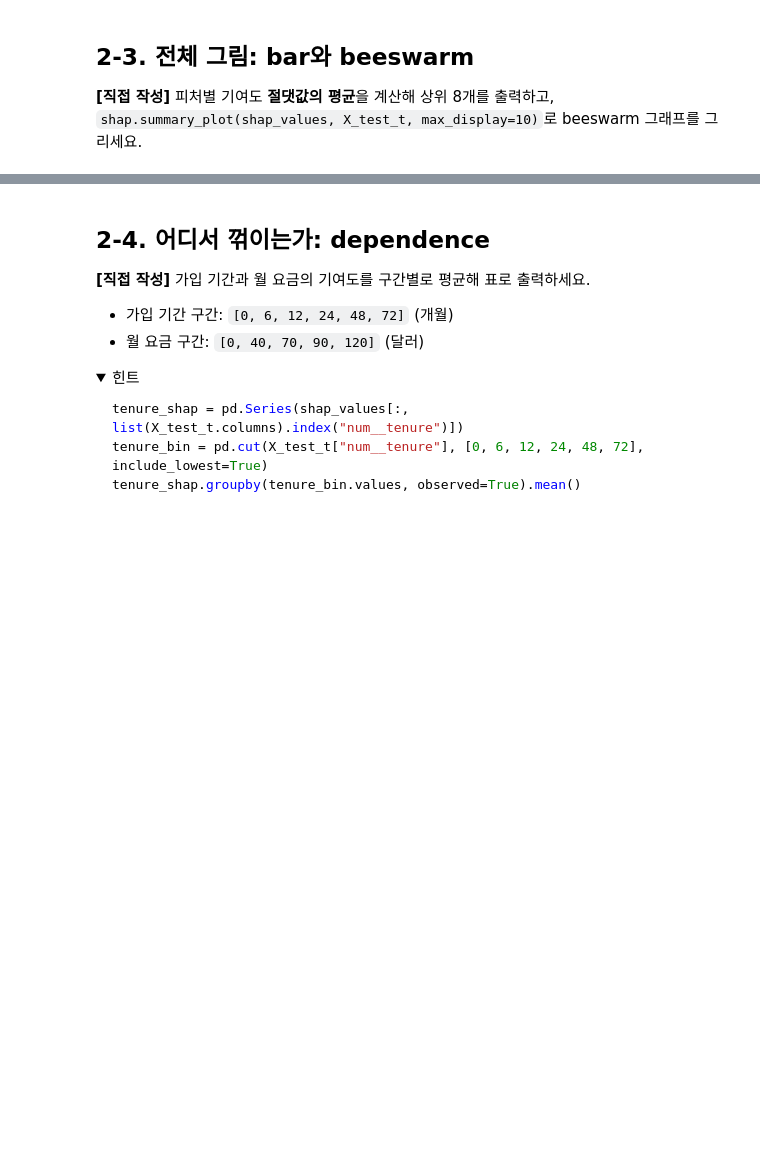
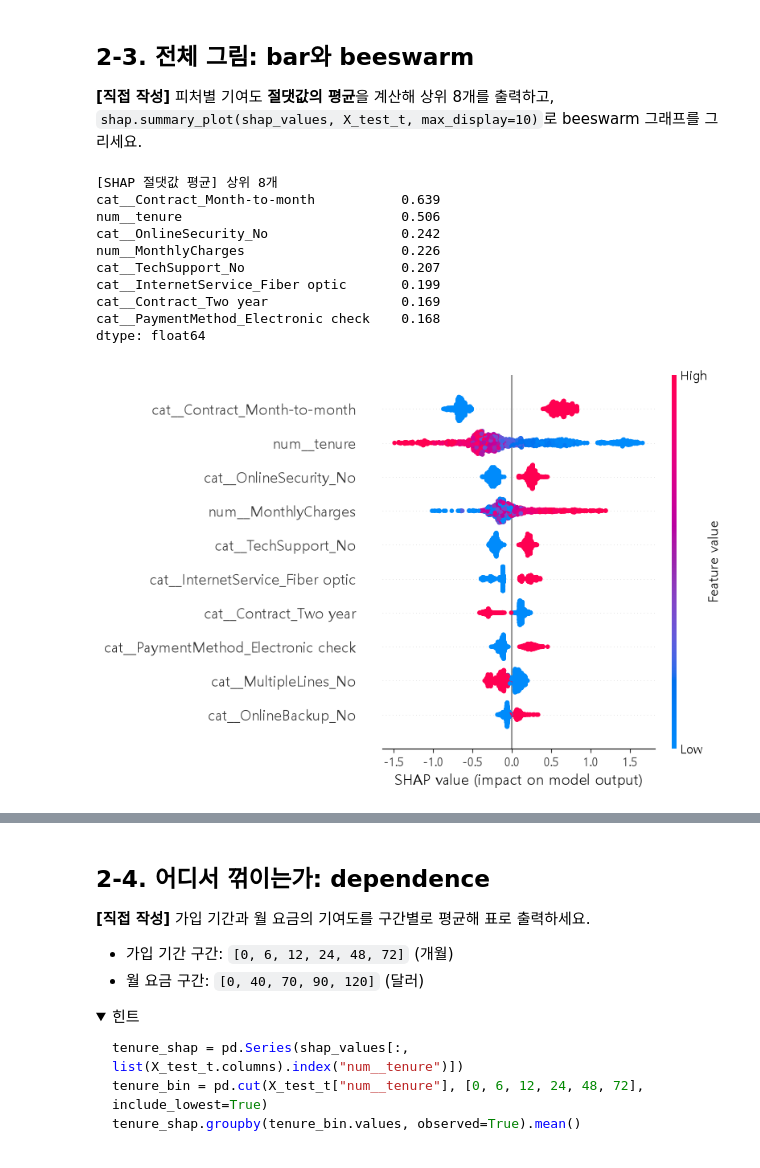
Before and after one commit to lyn6702/DI, a Jupyter notebook: modulabs/lms/ML/[실습] 트리 앙상블과 SHAP — 더 강한 모델, 그리고 그 모델 설명하기.ipynb, the cells around one changed output, grey strips where cells are left out. Drawn from its saved outputs; the diff is of its cells as text; code cells hidden in the pictures; folded sections open; blank space fills up the shorter version.

```diff
--- a/modulabs/lms/ML/[실습] 트리 앙상블과 SHAP — 더 강한 모델, 그리고 그 모델 설명하기.ipynb
+++ b/modulabs/lms/ML/[실습] 트리 앙상블과 SHAP — 더 강한 모델, 그리고 그 모델 설명하기.ipynb
@@ -81,6 +106,6 @@ plt.rcParams["axes.unicode_minus"] = False
 # %%
 # [제공] 데이터 준비
-df = pd.read_csv("WA_Fn-UseC_-Telco-Customer-Churn.csv")
+df = pd.read_csv("실습 데이터/WA_Fn-UseC_-Telco-Customer-Churn.csv")
 df["target"] = (df["Churn"] == "Yes").astype(int)
 train_df, test_df = train_test_split(df, test_size=0.2, random_state=42, stratify=df["target"])
 
@@ -312,0 +599,22 @@ base_value = float(np.ravel(explainer.expected_value)[0])
+# %%
+# 여기에 코드를 작성하세요
+
+# 1. 평가용 데이터를 전처리해서 X_test_t 만들기
+pre, gbm = gbm_model.named_steps["pre"], gbm_model.named_steps["clf"]
+X_test_t = pd.DataFrame(pre.transform(test_df[features]), columns=pre.get_feature_names_out())
+print("X_test_t 크기:", X_test_t.shape)
+
+# 2. SHAP 값과 기준값 계산
+explainer = shap.TreeExplainer(gbm)
+shap_values = explainer.shap_values(X_test_t)
+base_value = float(np.ravel(explainer.expected_value)[0])
+print("shap_values 크기:", shap_values.shape)
+print("기준값(base_value):", round(base_value, 4))
+
+# 3. 첫 고객에서 가산성 확인
+shap_sum = base_value + shap_values[0].sum()
+model_out = gbm.decision_function(X_test_t.iloc[[0]].values)[0]
+
+print(f"기준값 + 기여도 합 = {shap_sum:.6f}")
+print(f"모델 로그 오즈 출력 = {model_out:.6f}")
+print("같은가?", np.isclose(shap_sum, model_out))
@@ -319,3 +638,26 @@ base_value = float(np.ravel(explainer.expected_value)[0])
+# %%
+# 여기에 코드를 작성하세요
+# 1. 피처별 기여도 절댓값의 평균 (상위 8개)
+mean_abs_shap = pd.Series(np.abs(shap_values).mean(axis=0), index=X_test_t.columns)
+mean_abs_shap = mean_abs_shap.sort_values(ascending=False)
+
+print("[SHAP 절댓값 평균] 상위 8개")
+print(mean_abs_shap.head(8).round(3))
+
+# 2. beeswarm 그래프
+shap.summary_plot(shap_values, X_test_t, max_display=10)
+# %% [output]
+[SHAP 절댓값 평균] 상위 8개
+cat__Contract_Month-to-month           0.639
+num__tenure                            0.506
+cat__OnlineSecurity_No                 0.242
+num__MonthlyCharges                    0.226
+cat__TechSupport_No                    0.207
+cat__InternetService_Fiber optic       0.199
+cat__Contract_Two year                 0.169
+cat__PaymentMethod_Electronic check    0.168
+dtype: float64
+[figure, added]
 # %% [markdown]
 > **[판단]** beeswarm 그래프에서 월 단위 계약(`cat__Contract_Month-to-month`)과 가입 기간(`num__tenure`)의 점은 각각 어느 쪽에 모여 있나요? 색(빨강 = 값이 큼)과 함께 읽어, "이 값이 크면 모델은 해지 확률을 올리는가, 내리는가"를 두 피처에 대해 적으세요.
 >
```
Also changed, not shown: parts of 65 cells of this notebook.
